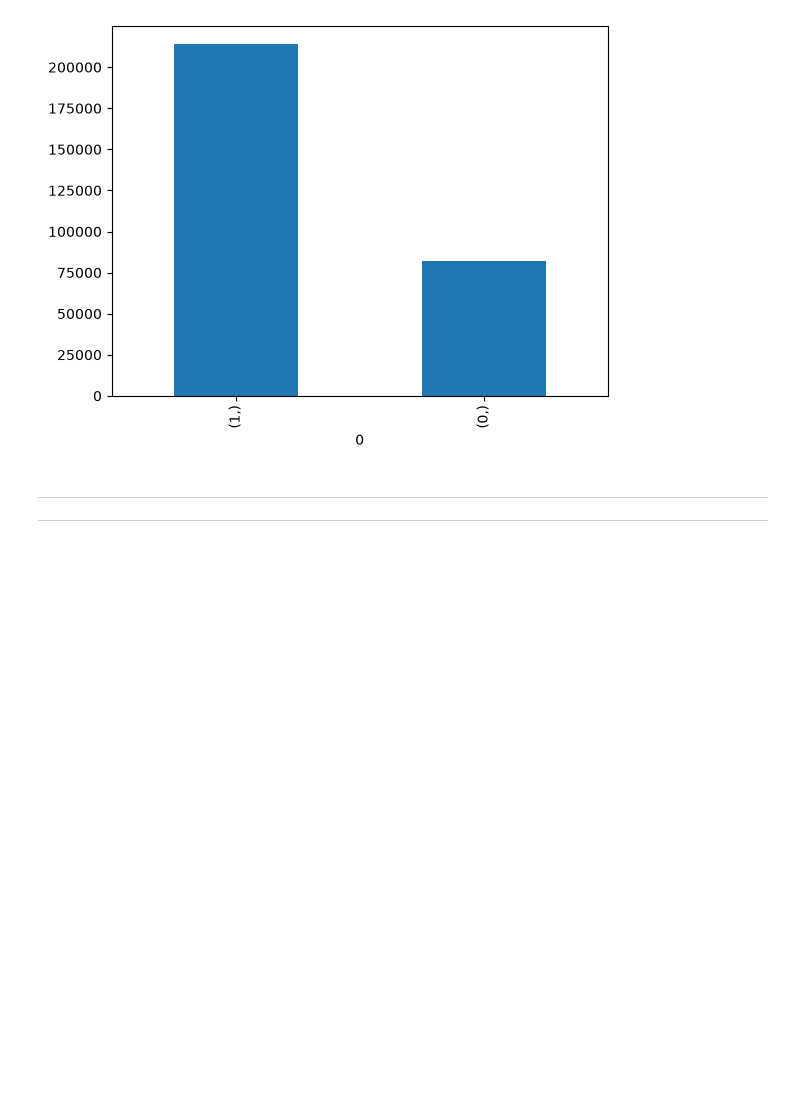
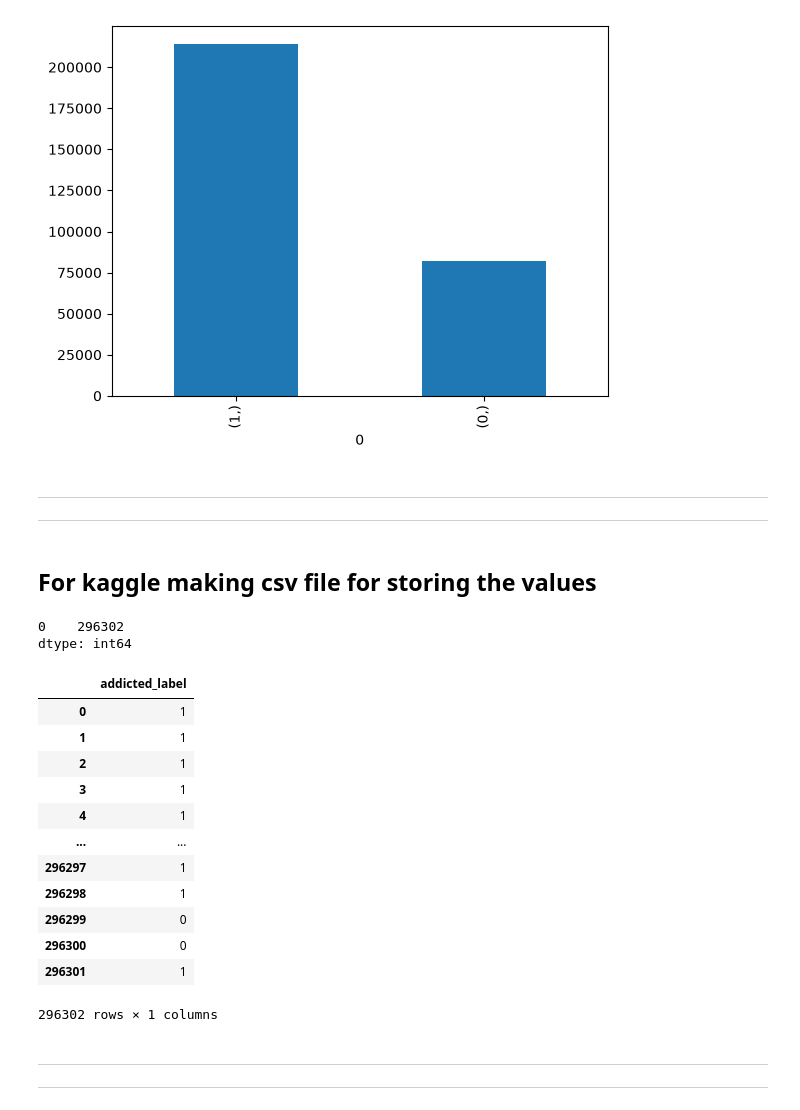
Before and after one commit to DipeshGhimire33/Data-Science-and-Machine-learning, a Jupyter notebook: Miniprojects/Smart_phone_addiction/Smartphoneaddiction_model_use.ipynb, the cells around one changed output. Cells and saved outputs as stored; diff of their text form; code cells hidden in the pictures; blank space fills up the shorter version.

```diff
--- a/Miniprojects/Smart_phone_addiction/Smartphoneaddiction_model_use.ipynb
+++ b/Miniprojects/Smart_phone_addiction/Smartphoneaddiction_model_use.ipynb
@@ -207,3 +207,28 @@ y_pred_df.value_counts().plot(kind = "bar" )
 # %% [markdown]
 ___
 ___
+# %% [markdown]
+## For kaggle making csv file for storing the values
+# %%
+y_pred_df.count()
+# %% [output]
+0    296302
+dtype: int64
+# %%
+y_pred_df = y_pred_df.rename(columns={0:"addicted_label"})
+# %%
+y_pred_df
+# %% [output]
+|  | addicted_label |
+| 0 | 1 |
+| 1 | 1 |
+| 2 | 1 |
+| 3 | 1 |
+| 4 | 1 |
+| ... | ... |
+| 296297 | 1 |
+| 296298 | 1 |
+| 296299 | 0 |
+| 296300 | 0 |
+| 296301 | 1 |
+296302 rows × 1 columns
@@ -209,0 +237,3 @@ ___
+# %% [markdown]
+___
+___
```
Also changed, not shown: parts of 1 cell of this notebook, 1 other file.
